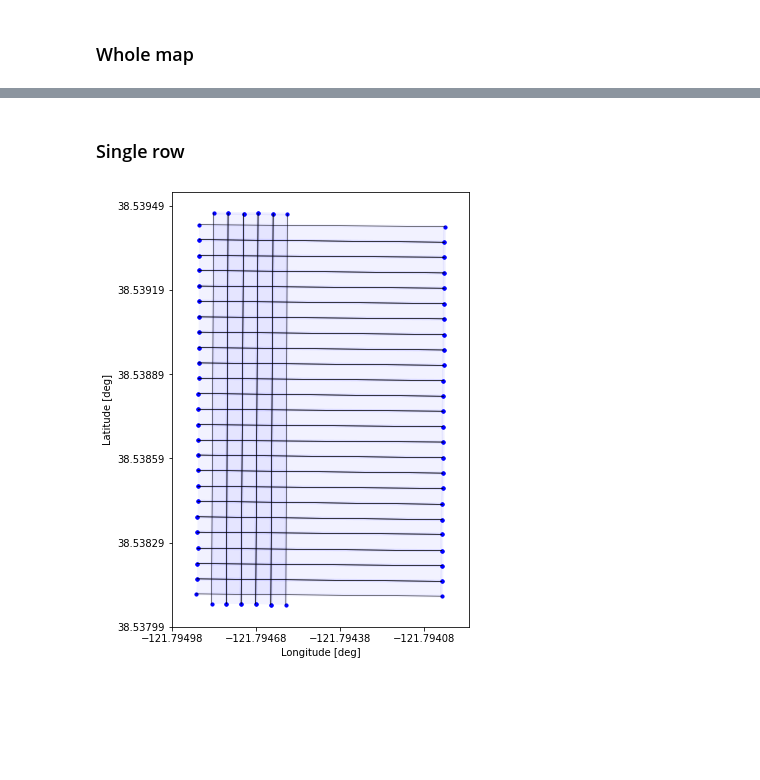
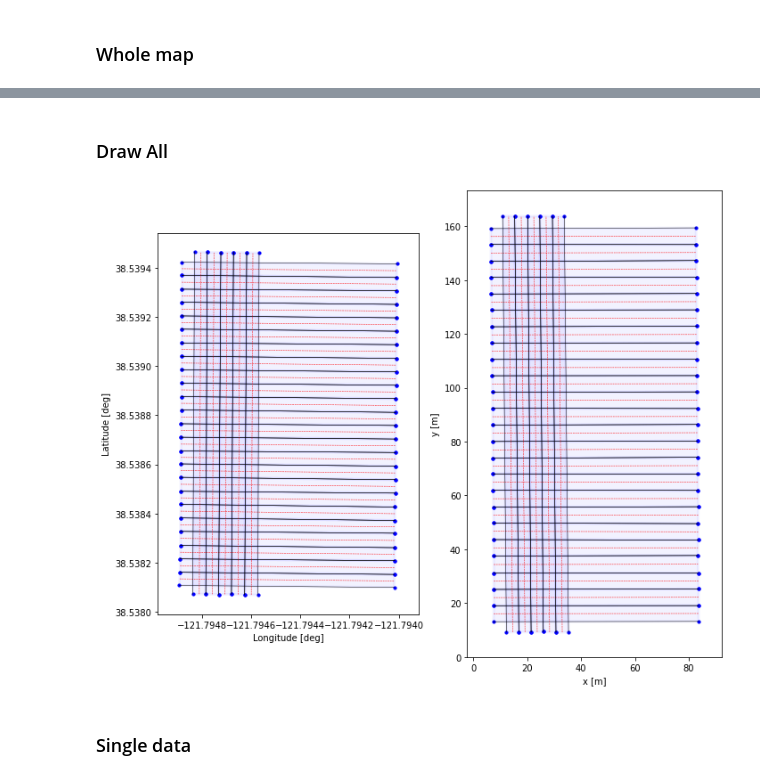
Before and after one commit to Alexwei92/NEPTUNE-ROS, a Jupyter notebook: src/affordance_learning/scripts/test.ipynb, the cells around one changed output, grey strips where cells are left out. Drawn from its saved outputs; the diff is of its cells as text; code cells hidden in the pictures; blank space fills up the shorter version.

```diff
--- a/src/affordance_learning/scripts/test.ipynb
+++ b/src/affordance_learning/scripts/test.ipynb
@@ -89,24 +191,3 @@ for i in range(len(treeline_WE)-1):
     })
 # %% [markdown]
 ### Utils functions
-# %%
-def configure_map_plot(axis):
-    axis.set_xlabel('Longitude [deg]')
-    axis.set_ylabel('Latitude [deg]')
-    axis.set_aspect(1)
-    axis.set_xlim(field_bound[0])
-    axis.set_ylim(field_bound[1])
-    axis.set_xticks(np.arange(field_bound[0][0], field_bound[0][1], 0.0003))
-    axis.set_yticks(np.arange(field_bound[1][0], field_bound[1][1], 0.0003))
-    axis.ticklabel_format(useOffset=False)
-
-    return axis
-
-
-def plot_polygon(axis, data, c='b'):
-    axis.scatter(data['vertice'][:,0], data['vertice'][:,1], s=10, color='b')
-    for k in range(2):
-        axis.plot(data['treelines'][k][:,0], data['treelines'][k][:,1], color='k', linewidth=0.5)
-    axis.add_patch(patches.Polygon(data['vertice'], color=c, linestyle='-', linewidth=3.0, alpha=0.05))
-
-    return axis
@@ -135,0 +274,18 @@ for i in range(len(treeline_WE)):
+# %% [markdown]
+### Draw All
+# %%
+fig, axes = plt.subplots(1,2,figsize=(10, 8))
+configure_map_plot(axes[0], 'latlon')
+configure_map_plot(axes[1], 'local')
+
+for i in range(24):
+    draw_all(axes[0], row_data[i], 'latlon')
+    draw_all(axes[1], row_data[i], 'local')
+
+for i in range(5):
+    draw_all(axes[0], column_data[i], 'latlon')
+    draw_all(axes[1], column_data[i], 'local')
+
+fig.tight_layout()
+# %% [output]
+[figure, added]
@@ -136,14 +321,2 @@ for i in range(len(treeline_WE)):
 # %% [markdown]
-### Single row
+### Single data
-# %%
-fig, axis = plt.subplots(1,1,figsize=(8,8))
-configure_map_plot(axis)
-
-for i in range(24):
-    _ = plot_polygon(axis, row_data[i])
-
-
-for i in range(5):
-    _ = plot_polygon(axis, column_data[i])
-# %% [output]
-[figure, removed]
```
Also changed, not shown: parts of 8 cells of this notebook, 6 other files.
